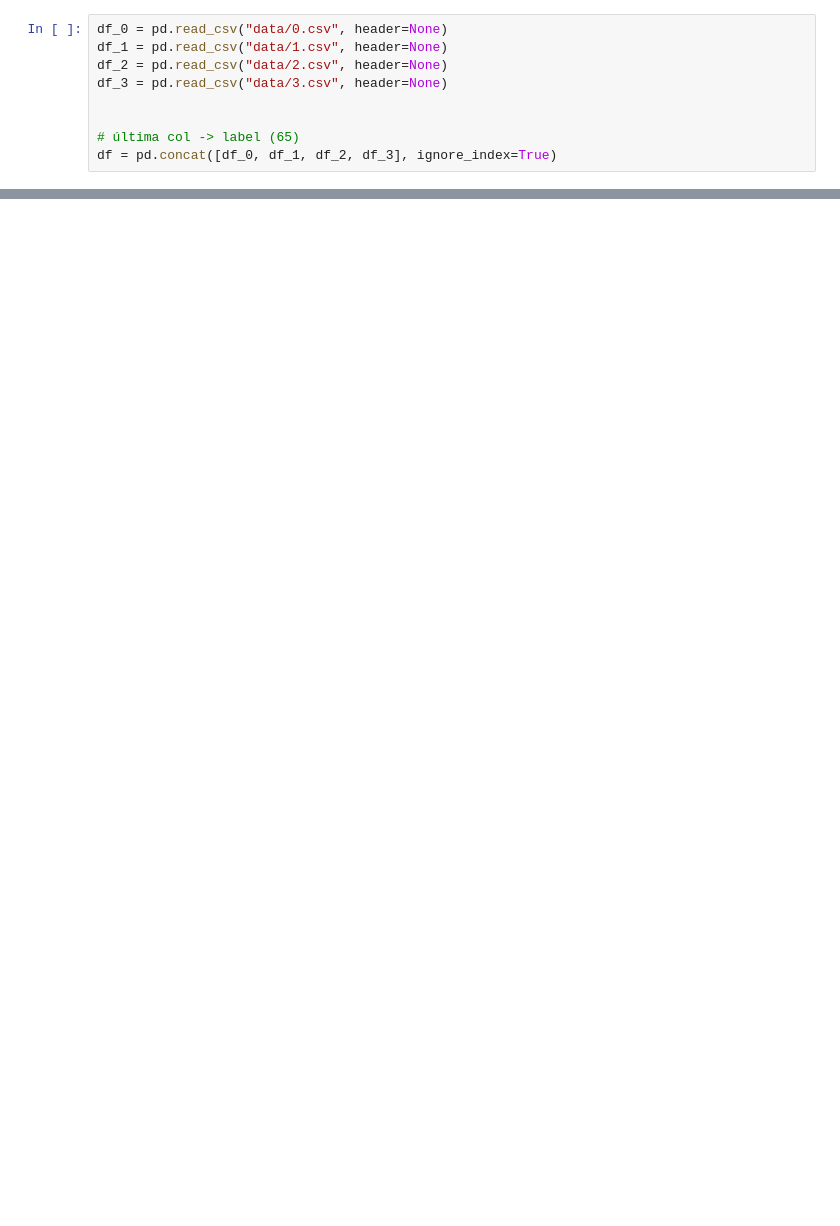
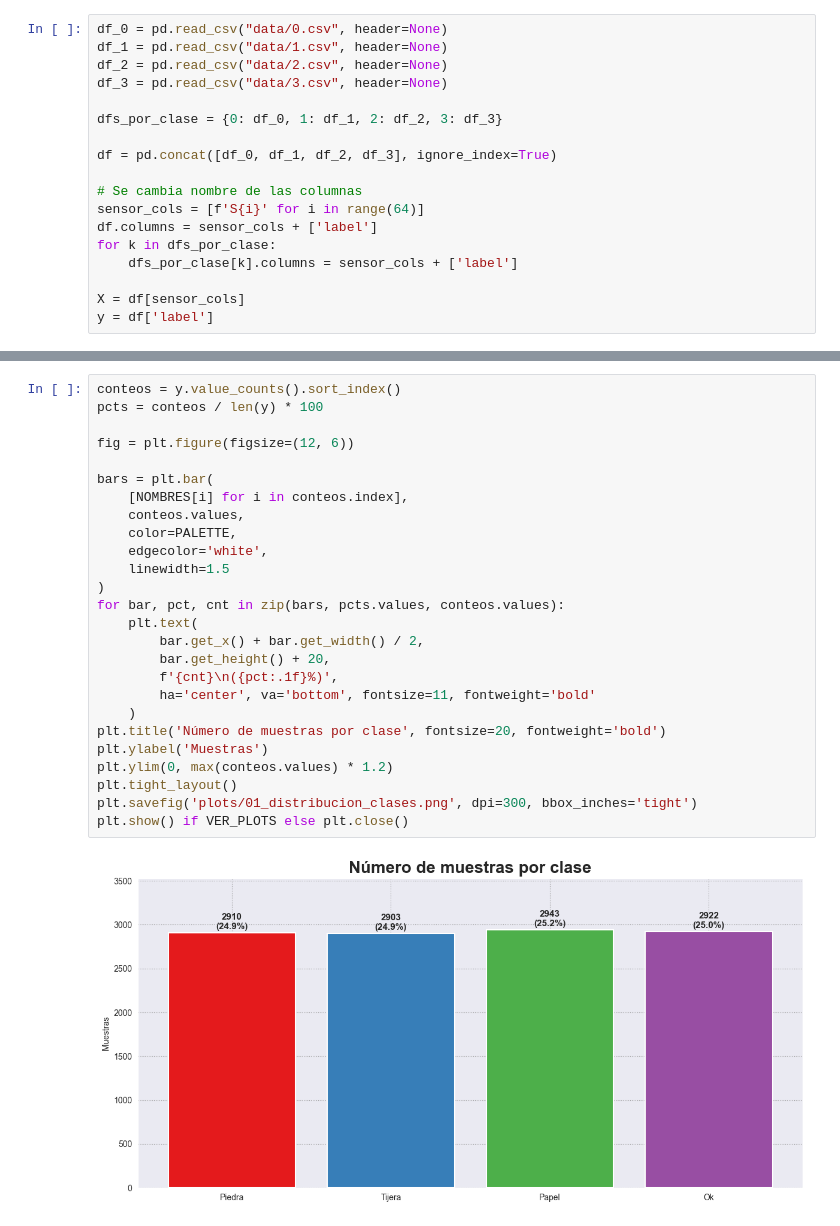
Before and after one commit to jfpm10-ua/Proyecto-AA-EMG_sensors, a Jupyter notebook: eda.ipynb, the cells around one changed output, grey strips where cells are left out. Cells and saved outputs as stored; diff of their text form; blank space fills up the shorter version.

```diff
--- a/eda.ipynb
+++ b/eda.ipynb
@@ -14,6 +41,15 @@ df_1 = pd.read_csv("data/1.csv", header=None)
 df_2 = pd.read_csv("data/2.csv", header=None)
 df_3 = pd.read_csv("data/3.csv", header=None)
 
+dfs_por_clase = {0: df_0, 1: df_1, 2: df_2, 3: df_3}
 
-# última col -> label (65)
 df = pd.concat([df_0, df_1, df_2, df_3], ignore_index=True)
+
+# Se cambia nombre de las columnas
+sensor_cols = [f'S{i}' for i in range(64)]
+df.columns = sensor_cols + ['label']
+for k in dfs_por_clase:
+    dfs_por_clase[k].columns = sensor_cols + ['label']
+
+X = df[sensor_cols]
+y = df['label']
@@ -23,0 +86,28 @@ shap.
+# %%
+conteos = y.value_counts().sort_index()
+pcts = conteos / len(y) * 100
+
+fig = plt.figure(figsize=(12, 6))
+
+bars = plt.bar(
+    [NOMBRES[i] for i in conteos.index],
+    conteos.values,
+    color=PALETTE,
+    edgecolor='white',
+    linewidth=1.5
+)
+for bar, pct, cnt in zip(bars, pcts.values, conteos.values):
+    plt.text(
+        bar.get_x() + bar.get_width() / 2,
+        bar.get_height() + 20,
+        f'{cnt}\n({pct:.1f}%)',
+        ha='center', va='bottom', fontsize=11, fontweight='bold'
+    )
+plt.title('Número de muestras por clase', fontsize=20, fontweight='bold')
+plt.ylabel('Muestras')
+plt.ylim(0, max(conteos.values) * 1.2)
+plt.tight_layout()
+plt.savefig('plots/01_distribucion_clases.png', dpi=300, bbox_inches='tight')
+plt.show() if VER_PLOTS else plt.close()
+# %% [output]
+[figure, added]
```
Also changed, not shown: parts of 17 cells of this notebook, 1 other file.
